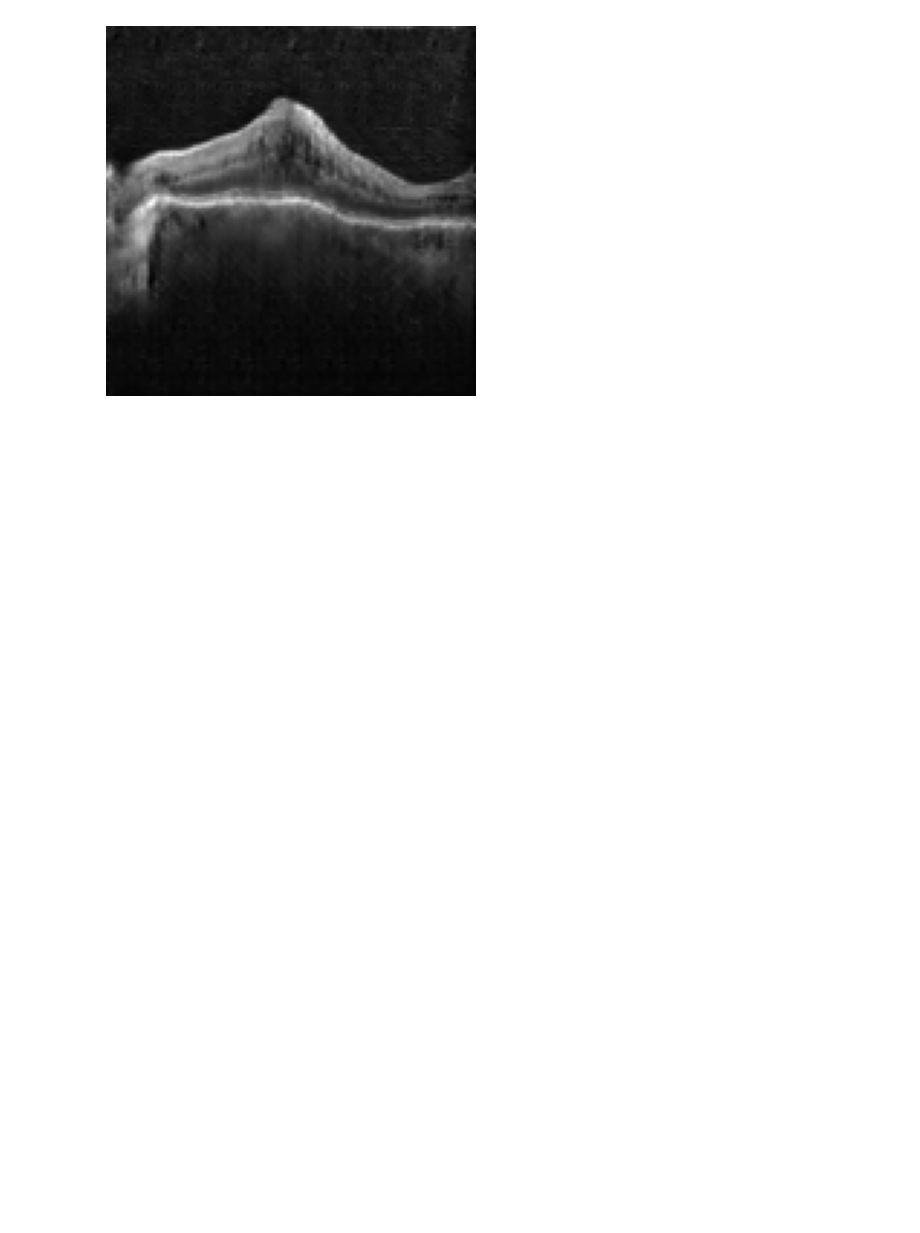
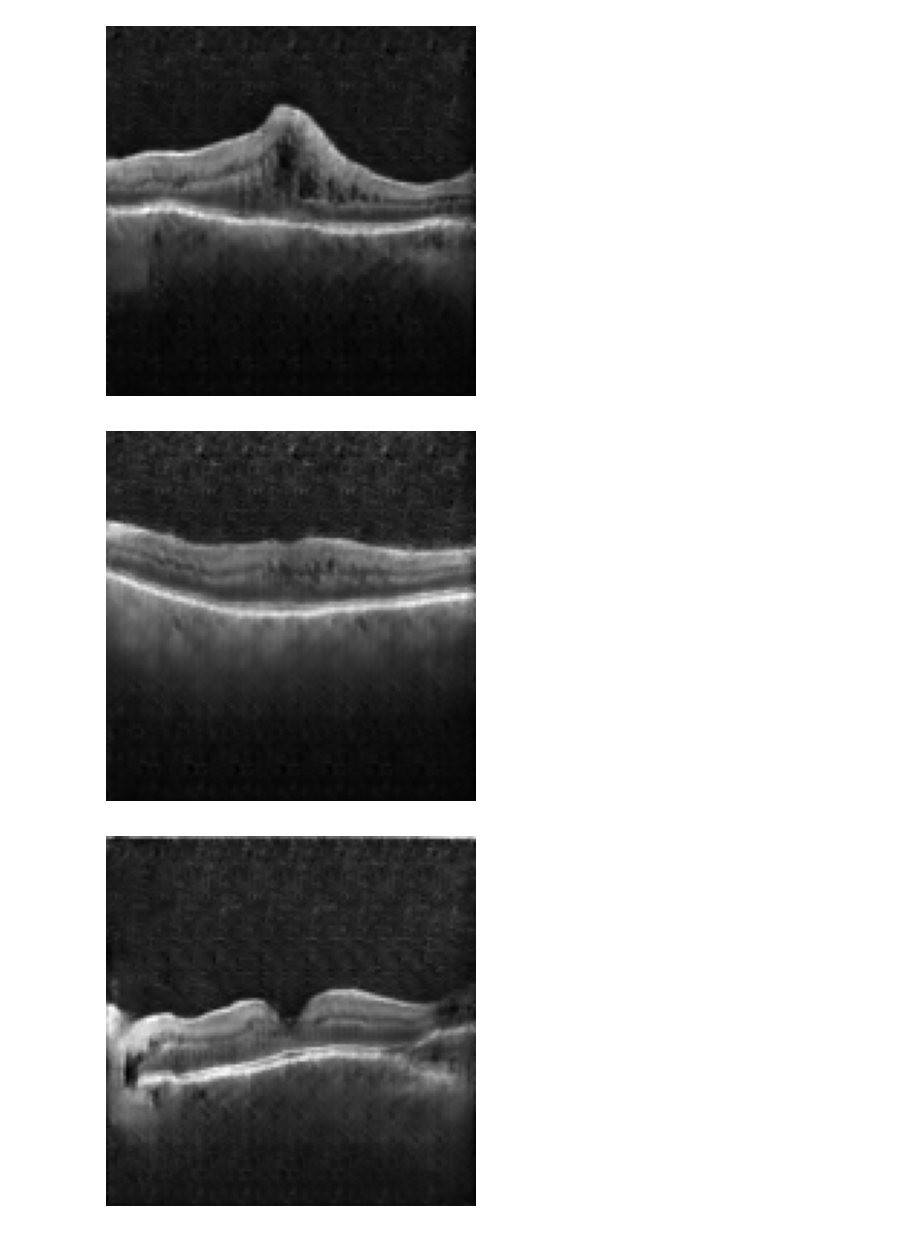
Before and after one commit to daksh-chauhan/OCT_GAN, a Jupyter notebook: main.ipynb, the cells around one changed output. Saved outputs shown, nothing was run; the diff lists cells and outputs as text; code cells hidden in the pictures; blank space fills up the shorter version.

```diff
--- a/main.ipynb
+++ b/main.ipynb
@@ -19,6 +40,9 @@ def generate_images(onnx_model_path):
     plt.axis('off')
     plt.show()
 # %%
-generate_images(r"Best models\model.onnx")
+for i in range(5):
+    generate_images(r"Best models\model.onnx")
 # %% [output]
-[figure, old version]
+[figure, new version]
+[figure, added]
+[figure, added]
```
Also changed, not shown: parts of 3 cells of this notebook.
